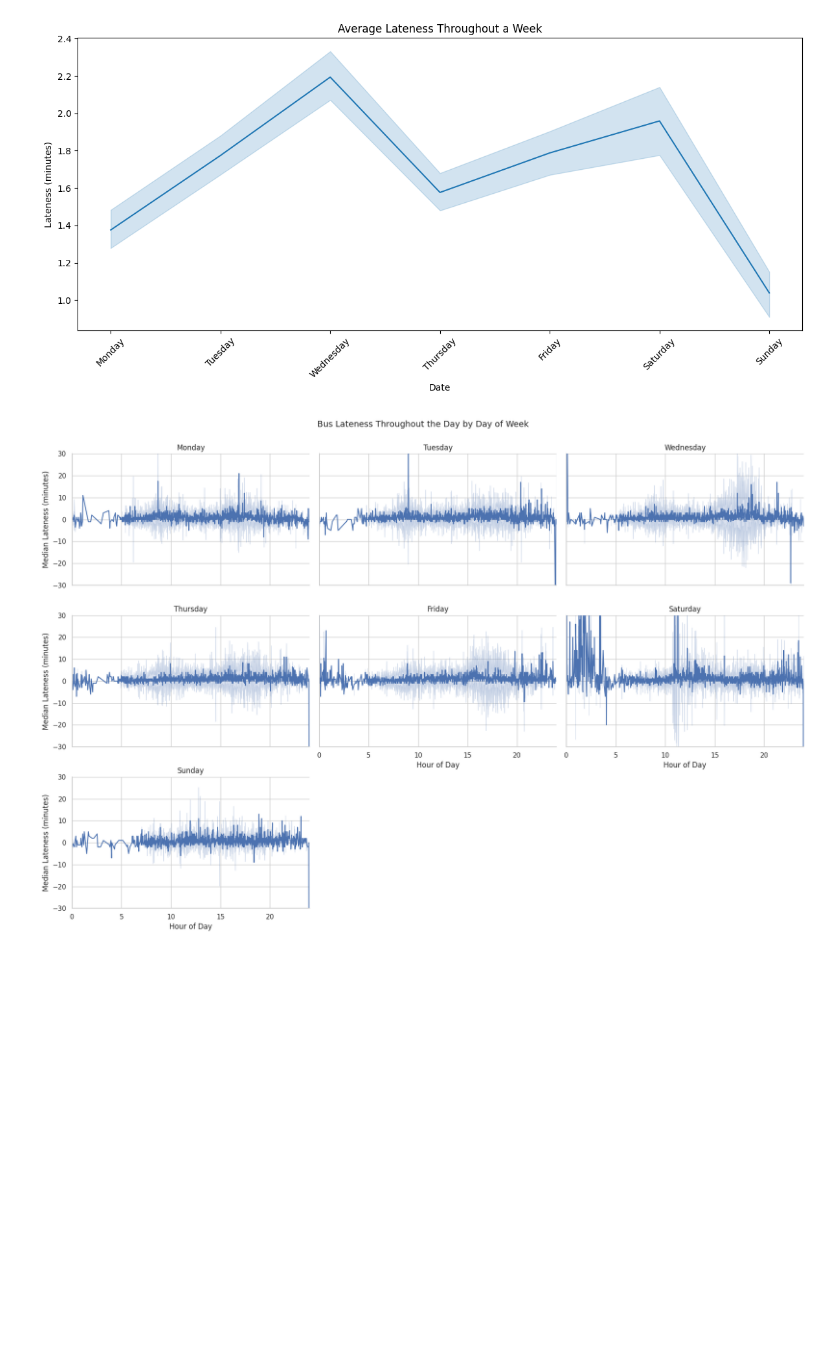
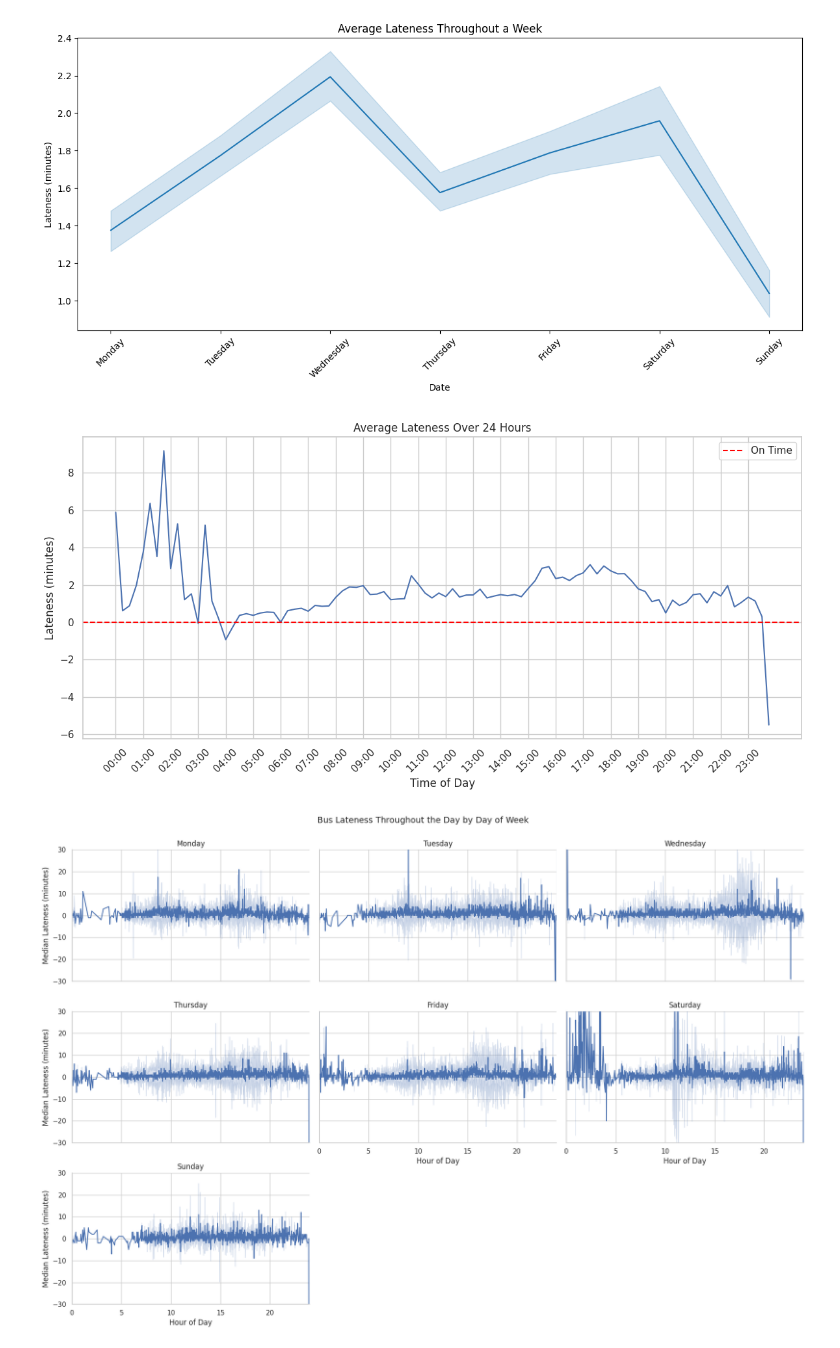
Before and after one commit to hml230/exploring-lateness, a Jupyter notebook: src/data-mining_visualisation.ipynb, the cells around one changed output. Drawn from its saved outputs; the diff is of its cells as text; code cells hidden in the pictures; blank space fills up the shorter version.

Commit message:
Add lineplot

```diff
--- a/src/data-mining_visualisation.ipynb
+++ b/src/data-mining_visualisation.ipynb
@@ -179,6 +209,27 @@ plt.tight_layout()
 plt.show()
 # %% [output]
 [figure]
+# %%
+plt.figure(figsize=(12, 6))
+ax = sns.lineplot(data=pd_agg_df, x="bin_label", y="avg_lateness", errorbar="sd")
+
+
+# Show only every 4th label (1-hour gap)
+step = 4
+labels = pd_agg_df["bin_label"].unique()
+ax.set_xticks(np.arange(0, len(labels), step))
+ax.set_xticklabels(labels[::step], rotation=45)
+
+
+plt.title("Average Lateness Over 24 Hours")
+plt.ylabel("Lateness (minutes)")
+plt.xlabel("Time of Day")
+plt.axhline(0, color="red", linestyle="--", label="On Time")
+plt.legend()
+plt.tight_layout()
+plt.show()
+# %% [output]
+[figure, added]
 # %%
 sns.set(style="whitegrid", rc={"figure.figsize": (18, 12)})
 # Create the FacetGrid
```
Also changed, not shown: parts of 7 cells of this notebook.
